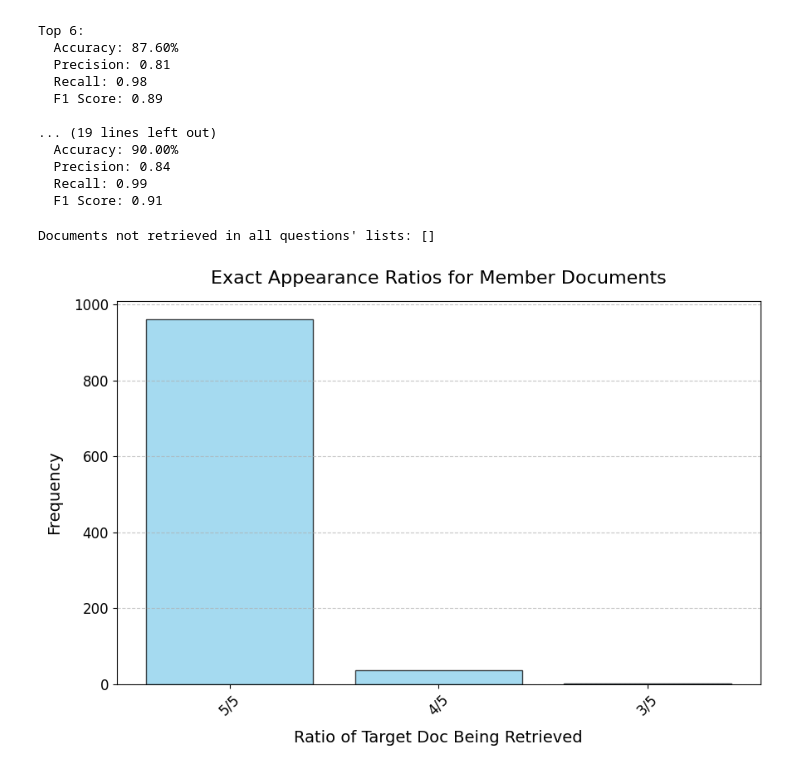
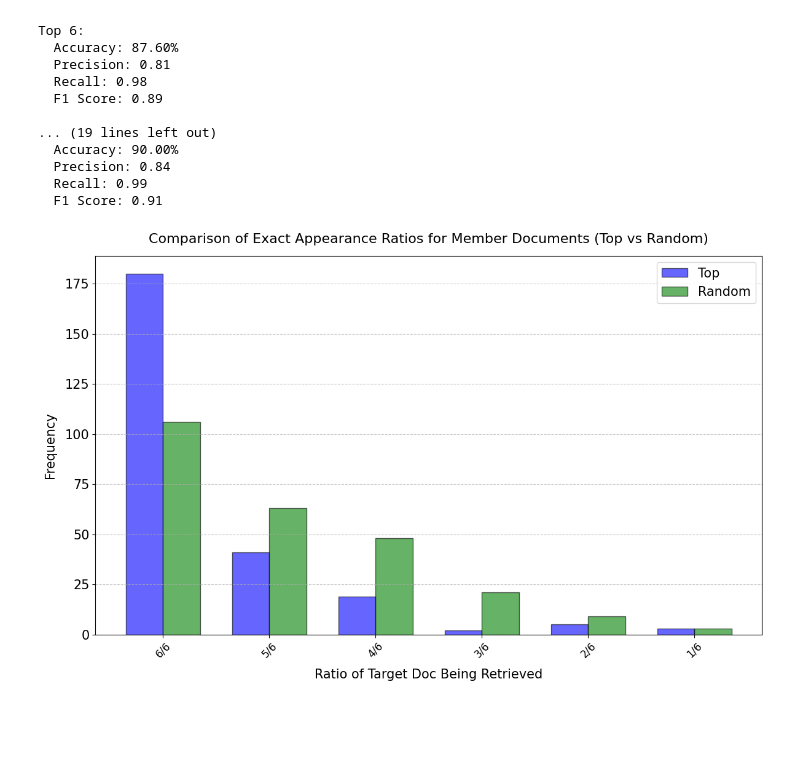
Before and after one commit to ali7naseh/RAG_MIA, a Jupyter notebook: main.ipynb, the cells around one changed output. Saved outputs shown, nothing was run; the diff lists cells and outputs as text; code cells hidden in the pictures; blank space fills up the shorter version.

```diff
--- a/main.ipynb
+++ b/main.ipynb
@@ -79,11 +78,12 @@ import numpy as np
 import json
 
 output_dir = 'results/target_docs'
+dataset = 'trec-covid'
 
 plt.figure(figsize=(10, 8))  # Create a single figure for all plots
 
 for top in [4, 6, 8, 10, 12, 15]:
-    output_file = f'{output_dir}/mia-nfcorpus-llama3-Top{top}-M1000-N15.json'
+    output_file = f'{output_dir}/mia-{dataset}-llama3-Top{top}-M250-N15.json'
     with open(output_file, 'r') as f:
         data = json.load(f)
 
@@ -121,11 +121,11 @@ import numpy as np
 import json
 
 output_dir = 'results/target_docs'
-
+dataset = 'trec-covid'
 plt.figure(figsize=(10, 8))  # Create a single figure for all plots
 
 for top in [4, 6, 8, 10, 12, 15]:
-    output_file = f'{output_dir}/random-mia-nfcorpus-llama3-Top{top}-M1000-N15.json'
+    output_file = f'{output_dir}/random-mia-{dataset}-llama3-Top{top}-M250-N15.json'
     with open(output_file, 'r') as f:
         data = json.load(f)
 
@@ -143,7 +143,7 @@ for top in [4, 6, 8, 10, 12, 15]:
     roc_auc = auc(fpr, tpr)
 
     # Plot ROC curve for the current 'top'
-    plt.plot(fpr, tpr, lw=2, label=f'Top {top} (AUC = {roc_auc:.2f})')
+    plt.plot(fpr, tpr, lw=2, label=f'Random {top} (AUC = {roc_auc:.2f})')
 
 # Add plot details
 plt.plot([0, 1], [0, 1], color='gray', linestyle='--')  # Diagonal line for reference
@@ -278,52 +278,53 @@ Top 6:
 # %%
 import json
 import matplotlib.pyplot as plt
 from collections import Counter
+import numpy as np
 
 output_dir = 'results/target_docs'
-output_file = f'{output_dir}/nfcorpus-llama3-Top5-M1000-N10.json'
-with open(output_file, 'r') as f:
-    data = json.load(f)
+output_file_top = f'{output_dir}/mia-trec-covid-llama3-Top6-M250-N15.json'
+output_file_random = f'{output_dir}/random-mia-trec-covid-llama3-Top6-M250-N15.json'
 
-# Dictionary to store counts of exact appearance ratios
-exact_counts = Counter()
+def process_file(file_path):
+    with open(file_path, 'r') as f:
+        data = json.load(f)
 
-# List to store document IDs that do not appear in all questions' retrieval lists
-missing_full_retrieval_ids = []
+    exact_counts = Counter()
+    for target_doc, item in data.items():
+        if item.get("mem") == "yes":
+            retrieved_doc_lists = item["retrieved_doc_ids"]
+            count_in_retrieved = sum(1 for docs in retrieved_doc_lists if target_doc in docs)
+            total_questions = len(retrieved_doc_lists)
+            exact_counts[f"{count_in_retrieved}/{total_questions}"] += 1
 
-# Loop through each target document in the JSON data, filtering by "mem": "yes"
-for target_doc, item in data.items():
-    if item.get("mem") == "yes":
-        retrieved_doc_lists = item["retrieved_doc_ids"]
+    return exact_counts
 
-        # Count occurrences of the target document in its own retrieved doc lists
-        count_in_retrieved = sum(1 for docs in retrieved_doc_lists if target_doc in docs)
-        total_questions = len(retrieved_doc_lists)
+# Process both files
+exact_counts_top = process_file(output_file_top)
+exact_counts_random = process_file(output_file_random)
 
-        # Record the exact count (e.g., 10/10, 9/10)
-        exact_counts[f"{count_in_retrieved}/{total_questions}"] += 1
+# Combine keys to ensure alignment between the two datasets
+all_labels = sorted(set(exact_counts_top.keys()).union(set(exact_counts_random.keys())), key=lambda x: int(x.split('/')[0]), reverse=True)
+values_top = [exact_counts_top.get(label, 0) for label in all_labels]
+values_random = [exact_counts_random.get(label, 0) for label in all_labels]
 
-        # Check if the target document does not appear in all retrieval lists
-        if count_in_retrieved < total_questions-3:
-            missing_full_retrieval_ids.append(target_doc)
+# Create positions for the bars
+x = np.arange(len(all_labels))
+width = 0.35  # width of the bars
 
-# Output IDs that do not appear in all questions' retrieval lists
-print("Documents not retrieved in all questions' lists:", missing_full_retrieval_ids)
+# Plotting
+plt.figure(figsize=(14, 8))
+plt.bar(x - width/2, values_top, width, label='Top', color='blue', edgecolor='black', alpha=0.6)
+plt.bar(x + width/2, values_random, width, label='Random', color='green', edgecolor='black', alpha=0.6)
 
-# Prepare data for plotting
-labels, values = zip(*sorted(exact_counts.items(), key=lambda x: int(x[0].split('/')[0]), reverse=True))
-
-# Plotting the exact appearance ratio counts for member documents
-plt.figure(figsize=(10, 6))
-plt.bar(labels, values, color='skyblue', edgecolor='black', alpha=0.75)
-plt.xlabel('Ratio of Target Doc Being Retrieved', fontsize=14, labelpad=10)
-plt.ylabel('Frequency', fontsize=14, labelpad=10)
-plt.title('Exact Appearance Ratios for Member Documents', fontsize=16, pad=15)
-plt.xticks(rotation=45, fontsize=12)
-plt.yticks(fontsize=12)
+plt.xlabel('Ratio of Target Doc Being Retrieved', fontsize=15, labelpad=10)
+plt.ylabel('Frequency', fontsize=15, labelpad=10)
+plt.title('Comparison of Exact Appearance Ratios for Member Documents (Top vs Random)', fontsize=16, pad=15)
+plt.xticks(x, all_labels, rotation=45, fontsize=12)
+plt.yticks(fontsize=15)
+plt.legend(fontsize=15)
 plt.grid(axis='y', linestyle='--', alpha=0.7)
 
 plt.show()
 # %% [output]
-Documents not retrieved in all questions' lists: []
-[figure, old version]
+[figure, new version]
```
Also changed, not shown: parts of 5 cells of this notebook, 16 other files.
